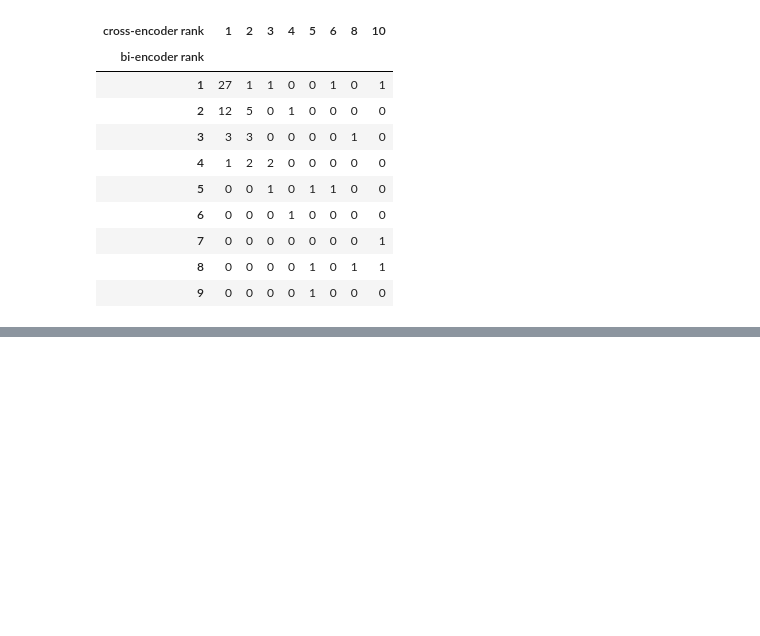
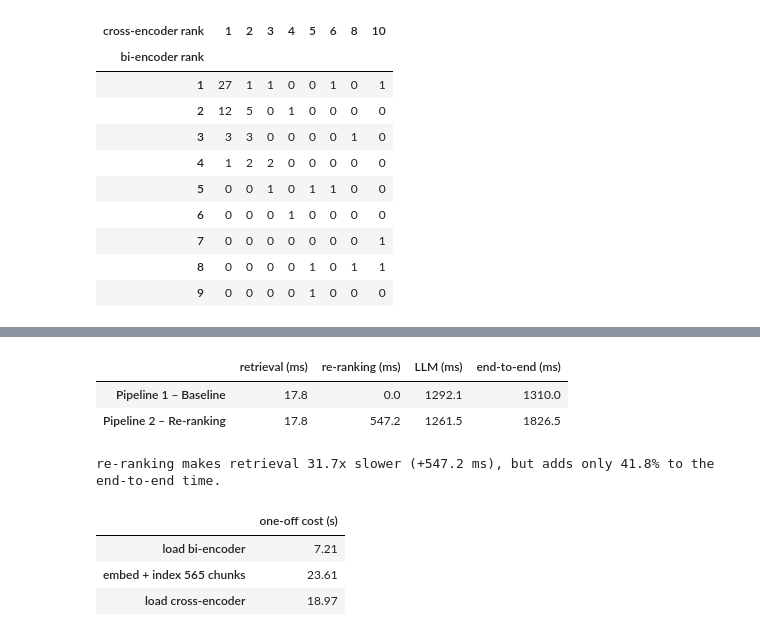
Before and after one commit to Sourav-Nath-01/RAG-Assignment-Baseline-vs.-Re-Ranking, a Jupyter notebook: RAG_Reranking.ipynb, the cells around one changed output, grey strips where cells are left out. Drawn from its saved outputs; the diff is of its cells as text; code cells hidden in the pictures; blank space fills up the shorter version.

```diff
--- a/RAG_Reranking.ipynb
+++ b/RAG_Reranking.ipynb
@@ -950,0 +1017,27 @@ shift
+# %%
+# medians: a single slow Gemini call would otherwise dominate the mean of only 7 LLM samples
+p1 = latency.loc["Pipeline 1 retrieval (embed + search)", "median (ms)"]
+p2 = latency.loc["Pipeline 2 retrieval (embed + search + re-rank)", "median (ms)"]
+l1, l2 = np.median(llm1), np.median(llm2)
+
+comparison = pd.DataFrame({
+    "Pipeline 1 – Baseline":   {"retrieval (ms)": p1, "re-ranking (ms)": 0.0, "LLM (ms)": l1, "end-to-end (ms)": p1 + l1},
+    "Pipeline 2 – Re-ranking": {"retrieval (ms)": p1, "re-ranking (ms)": p2 - p1, "LLM (ms)": l2, "end-to-end (ms)": p2 + l2},
+}).T
+comparison.to_csv(RESULTS_DIR / "latency_pipelines.csv")
+display(comparison.style.format("{:.1f}"))
+print(f"re-ranking makes retrieval {p2 / p1:.1f}x slower (+{p2 - p1:.1f} ms), "
+      f"but adds only {100 * (p2 - p1) / (p1 + l1):.1f}% to the end-to-end time.")
+
+one_off = pd.Series({"load bi-encoder": bi_load_s, "embed + index 565 chunks": index_build_s,
+                     "load cross-encoder": ce_load_s}, name="one-off cost (s)")
+one_off.to_frame().style.format("{:.2f}")
+# %% [output]
+|  | retrieval (ms) | re-ranking (ms) | LLM (ms) | end-to-end (ms) |
+| Pipeline 1 – Baseline | 17.8 | 0.0 | 1292.1 | 1310.0 |
+| Pipeline 2 – Re-ranking | 17.8 | 547.2 | 1261.5 | 1826.5 |
+re-ranking makes retrieval 31.7x slower (+547.2 ms), but adds only 41.8% to the end-to-end time.
+|  | one-off cost (s) |
+| load bi-encoder | 7.21 |
+| embed + index 565 chunks | 23.61 |
+| load cross-encoder | 18.97 |
```
Also changed, not shown: parts of 4 cells of this notebook, 2 other files.
